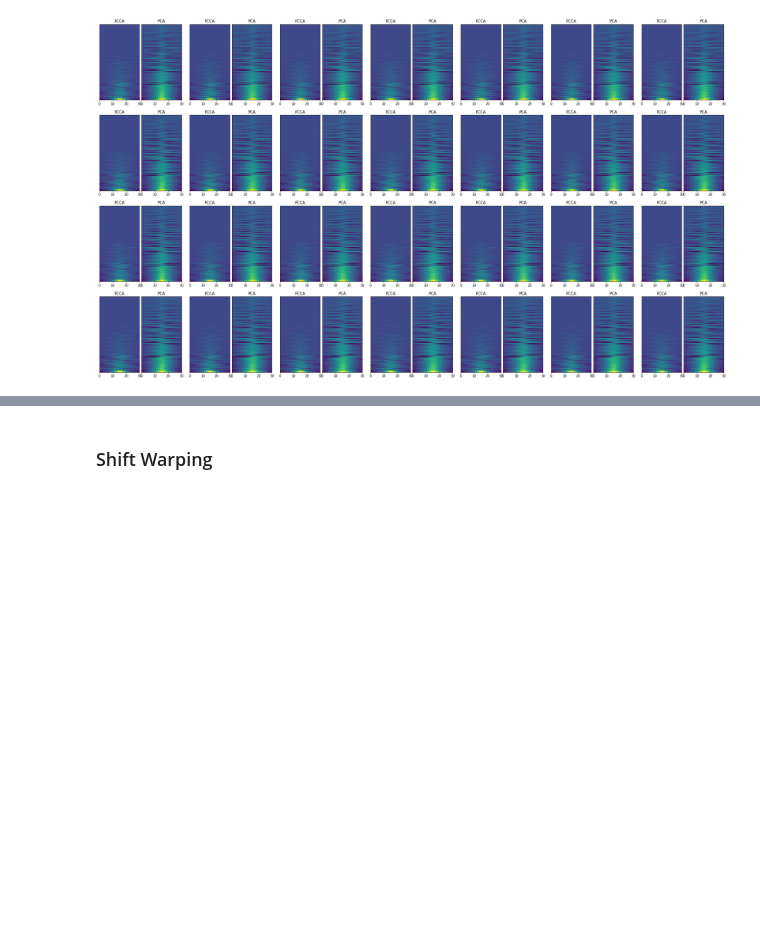
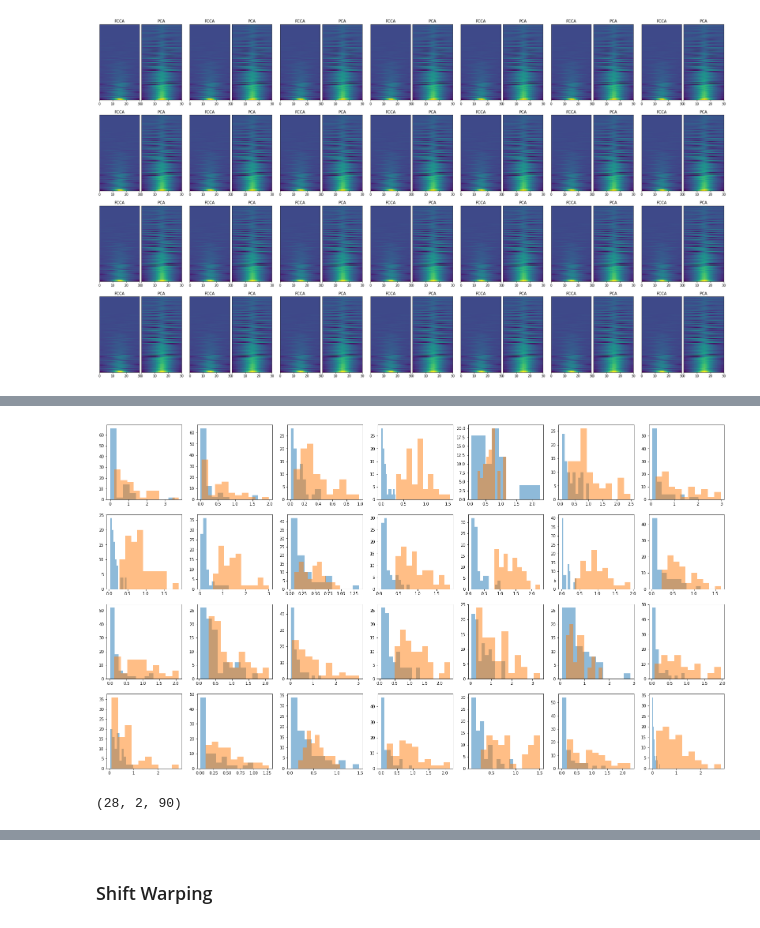
Before and after one commit to BouchardLab/FCCA_analysis, a Jupyter notebook: notebooks/data_exploration/PSTH.ipynb, the cells around one changed output, grey strips where cells are left out. Drawn from its saved outputs; the diff is of its cells as text; code cells hidden in the pictures; blank space fills up the shorter version.

```diff
--- a/notebooks/data_exploration/PSTH.ipynb
+++ b/notebooks/data_exploration/PSTH.ipynb
@@ -335,0 +373,9 @@ for h in range(cc_offdiag.shape[0]):
+# %%
+# Plot the histograms
+fig, ax = plt.subplots(4, 7, figsize=(28, 16))
+for i in range(28):
+    a = ax[np.unravel_index(i, (4, 7))]
+    a.hist(mag[i, 0], alpha=0.5)
+    a.hist(mag[i, 1], alpha=0.5)
+# %% [output]
+[figure, added]
@@ -335,0 +384,4 @@ for h in range(cc_offdiag.shape[0]):
+# %%
+tau_max.shape
+# %% [output]
+(28, 2, 90)
```
Also changed, not shown: parts of 10 cells of this notebook, 8 other files.
